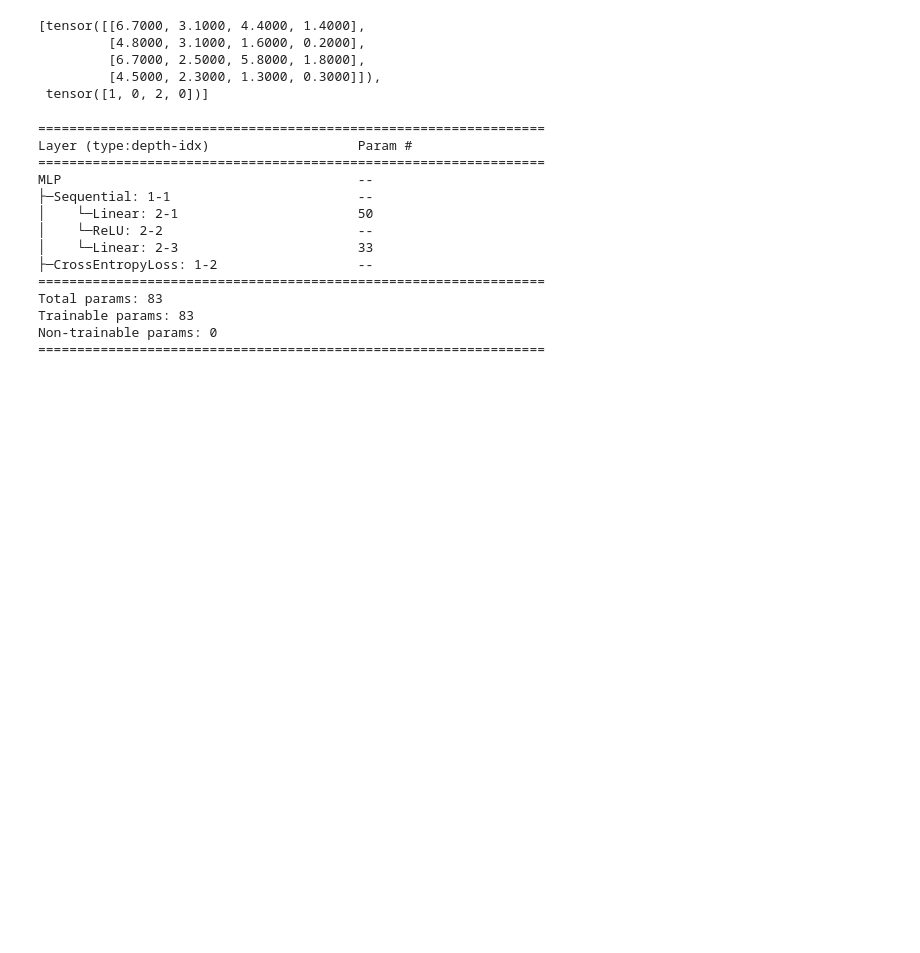
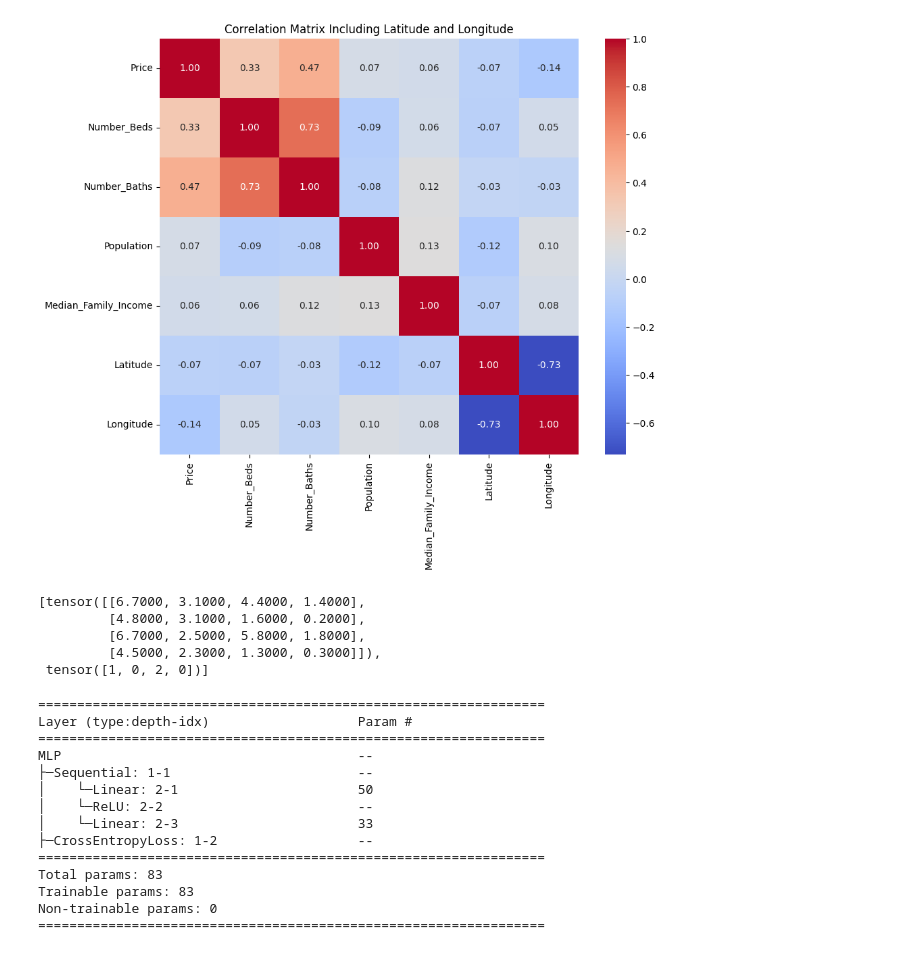
Before and after one commit to sandeepv6/house-prediction-tool, a Jupyter notebook: model/my_model.ipynb, the cells around one changed output. Cells and saved outputs as stored; diff of their text form; code cells hidden in the pictures; blank space fills up the shorter version.

```diff
--- a/model/my_model.ipynb
+++ b/model/my_model.ipynb
@@ -22,3 +138,16 @@ df.head()
+# %%
+corr_columns = ['Price', 'Number_Beds', 'Number_Baths', 'Population',
+                'Median_Family_Income', 'Latitude', 'Longitude']
+
+corr_matrix = df[corr_columns].corr()
+
+# Plot the heatmap
+plt.figure(figsize=(10, 8))
+sns.heatmap(corr_matrix, annot=True, cmap="coolwarm", fmt=".2f")
+plt.title('Correlation Matrix Including Latitude and Longitude')
+plt.show()
+# %% [output]
+[figure, added]
 # %%
 import torch
 
```
Also changed, not shown: parts of 20 cells of this notebook, 1 other file.
